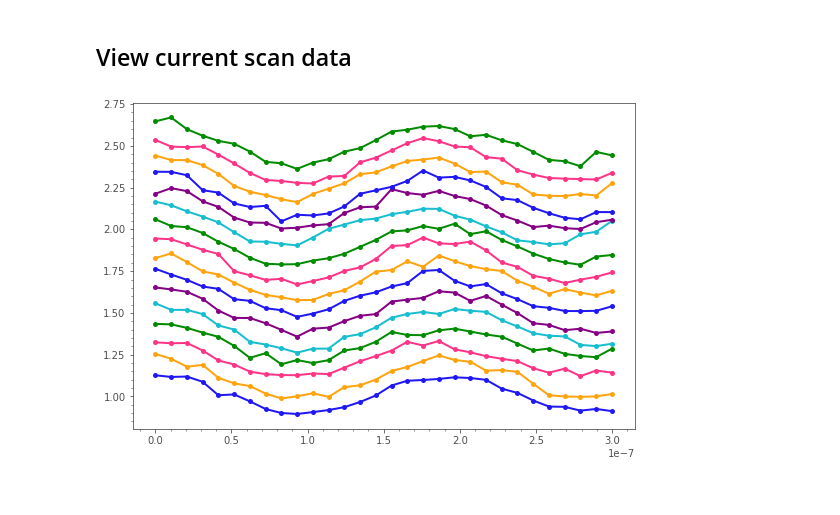
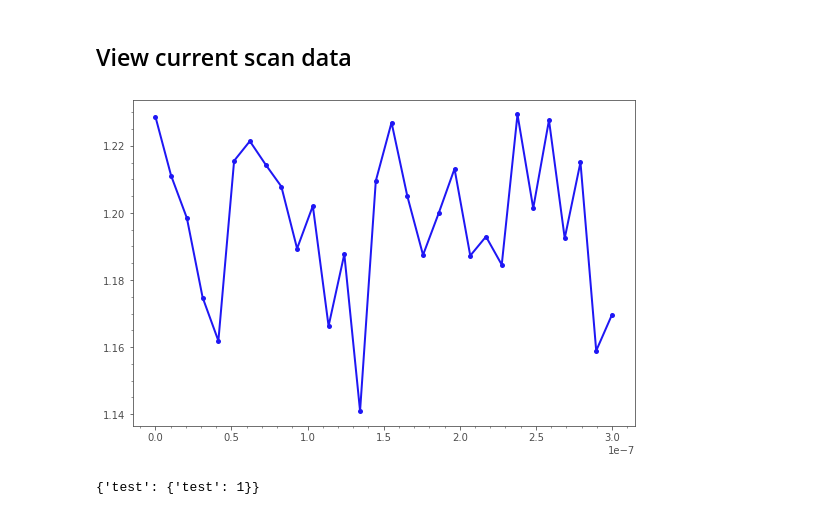
Before and after one commit to sriharijayaram5/qudi, a Jupyter notebook: notebooks/Measurement_Control/Data analysis/2D scan data analysis/Pulsed mode (full spectrum and arbitrary pulses) data analysis - correct bias field and save.ipynb, the cells around one changed output. Drawn from its saved outputs; the diff is of its cells as text; code cells hidden in the pictures.

Commit message:
Notebook changes. Added proper T1 curve analysis

```diff
--- a/notebooks/Measurement_Control/Data analysis/2D scan data analysis/Pulsed mode (full spectrum and arbitrary pulses) data analysis - correct bias field and save.ipynb
+++ b/notebooks/Measurement_Control/Data analysis/2D scan data analysis/Pulsed mode (full spectrum and arbitrary pulses) data analysis - correct bias field and save.ipynb
@@ -79,7 +79,7 @@ def save_obj_to_gwyddion(dataobj,filename,gwytypes=['image']):
 # %% [markdown]
 ## 1. Define file path and load data
 # %%
-filebeginning = '20250817-0055-31_autosave_scan49_Rabi_with_PODMR_2.5K_70mT_Bnv_thin_region_NbSe2_S6_A-F17-26_' #here the beginning of the filename, including the date and sample name, is needed
+filebeginning = '20251015-0942-08_autosave_scan12_Rabi_with_two_point_tracking_3K_8mT_OOP_sFC_NbSe2_S8_A-S07-29_' #here the beginning of the filename, including the date and sample name, is needed
 
 file_year = filebeginning[0:4]
 file_month = filebeginning[4:6]
@@ -617,47 +617,61 @@ pulsed_data = afm_scanner_logic._pulsed_scan_array
 # %%
 #Show pulsed data. If pulsed data is tacken with resonance tracking, show_arb_pulse_data allows to switch between the datasets
 show_arb_pulse_data = True
-x_start = 0
-x_stop = 15
+x_start = 99
+x_stop = 99
 y_start = 0
 y_stop = 0
 
 
 if 'data_tracking' in pulsed_data['pulsed_fw'].keys():
     if show_arb_pulse_data:
+        alternating = pulsed_data['pulsed_fw']['params']['alternating']
         data = pulsed_data['pulsed_fw']['data']
+        if alternating:
+            data_alt = pulsed_data['pulsed_fw']['data_alternating']
+            data_delta = pulsed_data['pulsed_fw']['data_delta']
         var_list = pulsed_data['pulsed_fw']['coord2_arr']
     else:
         data = pulsed_data['pulsed_fw']['data_tracking']
         var_list = pulsed_data['pulsed_fw']['var_list_tracking']
 elif 'var_list' in pulsed_data['pulsed_fw'].keys():
     data = pulsed_data['pulsed_fw']['data']
     var_list = pulsed_data['pulsed_fw']['var_list']
 else:
     data = pulsed_data['pulsed_fw']['data']
     var_list = pulsed_data['pulsed_fw']['coord2_arr']
 
 if var_list.ndim == 3:
     tracking = True
 else:
     tracking = False
     var = var_list
 
 x_pos = np.arange(x_start, x_stop+1,1)
 y_pos = np.arange(y_start, y_stop+1,1)
 
 offset = 0
 offset_add = 0.1
 
 for i in y_pos:
     for j in x_pos:
         if tracking:
             var = var_list[i,j]
-#         fit = fitlogic.make_sineexponentialdecay_fit(var,data[i,j],estimator=fitlogic.estimate_sineexponentialdecay)
         plt.plot(var,data[i,j]+offset,'o-')
+        if alternating:
+            plt.plot(var,data_alt[i,j]+offset,'o-')
         offset = offset+offset_add
 
 
 plt.show()
+offset = 0
+if alternating:
+    for i in y_pos:
+        for j in x_pos:
+            if tracking:
+                var = var_list[i,j]
+            plt.plot(var,data_delta[i,j]+offset,'o-')
+            offset = offset+offset_add
+plt.show()
 # %% [output]
-[figure, old version]
+[figure, new version]
@@ -663,0 +685,4 @@ plt.show()
+# %%
+test1['test']['test']
+# %% [output]
+{'test': {'test': 1}}
```
Also changed, not shown: parts of 2 cells of this notebook, 17 other files.
